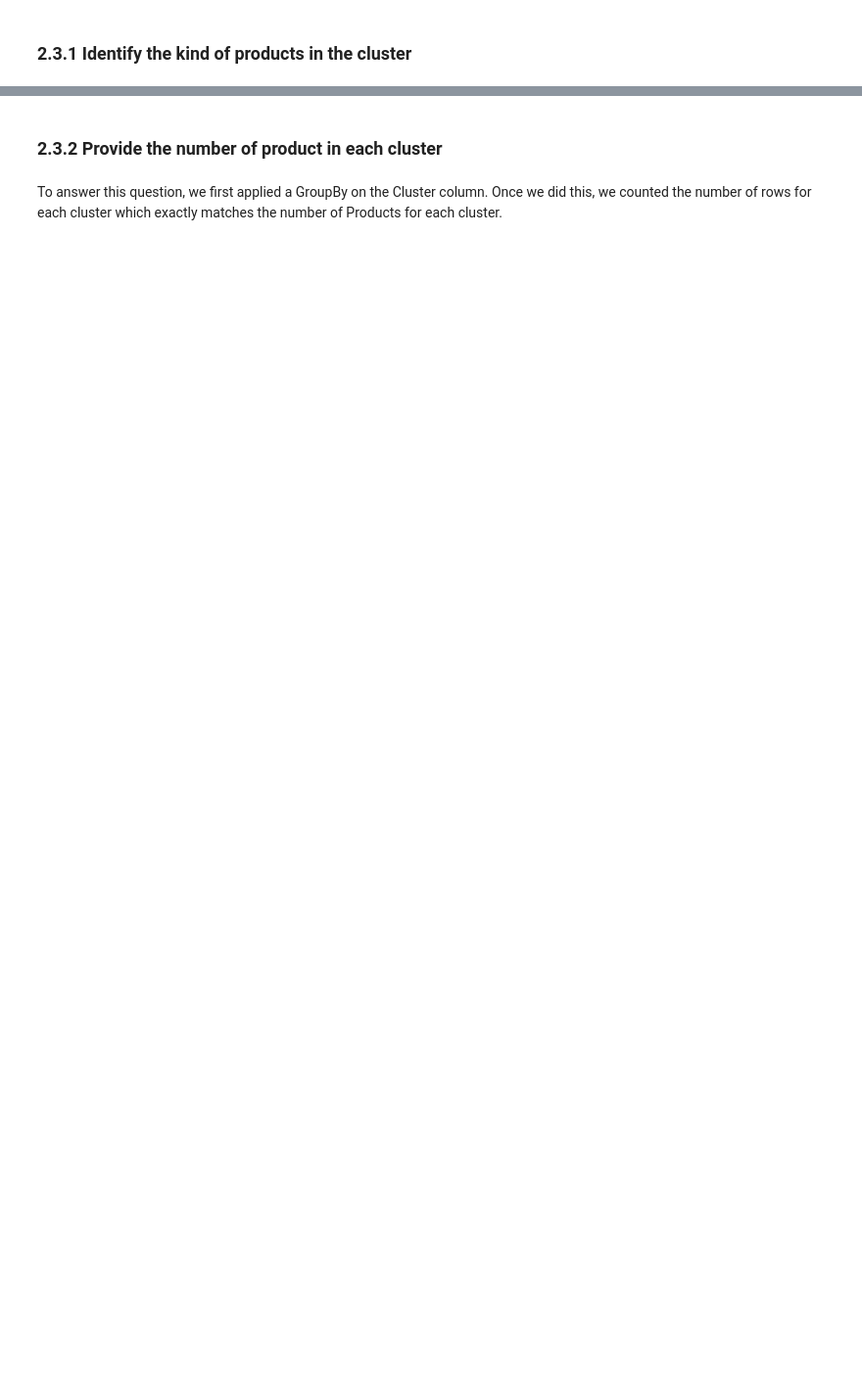
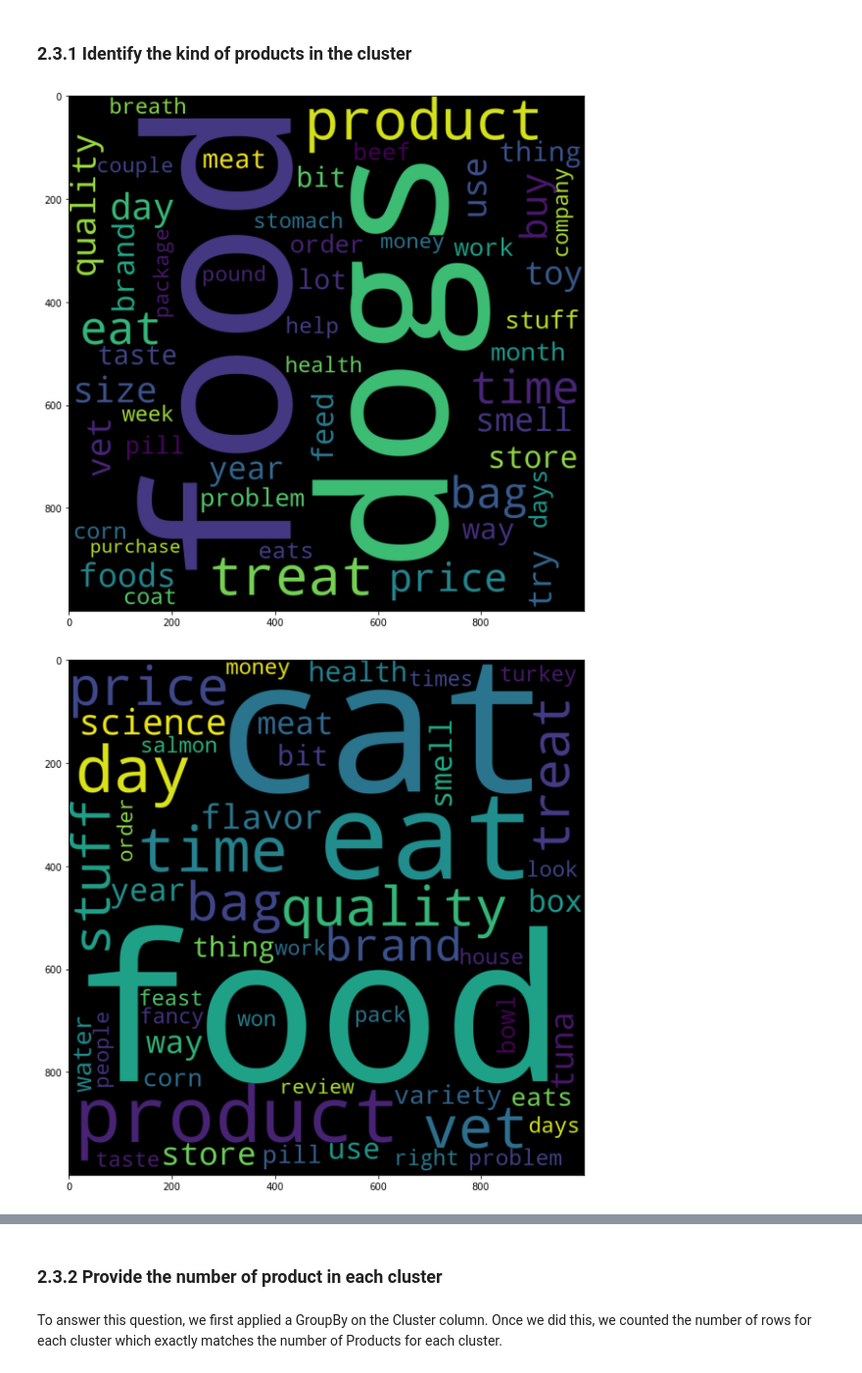
Before and after one commit to AntonioZappia/ADM-HM4, a Jupyter notebook: main.ipynb, the cells around one changed output, grey strips where cells are left out. Shown at 98% size. Cells and saved outputs as stored; diff of their text form; code cells hidden in the pictures; blank space fills up the shorter version.

```diff
--- a/main.ipynb
+++ b/main.ipynb
@@ -325,4 +414,4 @@ functions.complete_dataset(new_dataset)
 # %%
-complete_dataset = pd.read_csv("Complete_dataset.csv")
+complete_dataset = pd.read_csv("./data/Complete_dataset.csv")
 # %%
 complete_dataset.head()
@@ -329,2 +425,36 @@ complete_dataset.head()
 # %% [markdown]
 ### 2.3.1 Identify the kind of products in the cluster
+# %%
+from sklearn.feature_extraction.text import CountVectorizer
+from wordcloud import WordCloud
+def show_word_cloud(df):
+    wordlist = Words.words() #List of all word from nltk library
+    cluster_text = df.groupby('Cluster').agg({'Text': ' '.join}) #We take a groupby respect Cluster and unite the text for each cluster
+    for i in cluster_text.index:
+        txt = cluster_text.loc[i].Text
+
+        # Count the words in the text for each cluster
+        cv = CountVectorizer(min_df=0, stop_words="english", max_features=200)
+        counts = cv.fit_transform([txt]).toarray().ravel()
+        words = np.array(cv.get_feature_names())
+
+        # Filter the words: We take only words in wordlist and with tag equal to NN (Noun, common, singular) and NNS (Noun, common, plural)
+        tag = np.array(pos_tag(words))[:,1]
+        acceptable_word = [True if word in wordlist else False for word in words]
+        word_filter = np.logical_and(np.logical_or(tag == 'NN', tag == 'NNS'), acceptable_word)
+
+        # Find the top n_top most frequent words in the text
+        n_top = 50 #Set parameter)
+        top_word = np.array(words)[np.argsort(counts*word_filter)[-n_top:]].tolist() #The array contains the most famous words sorted by the value obtained with CountVectorizer for each word
+        top_count = counts[np.argsort(counts*word_filter)[-n_top:]].tolist() #For each top_word i put in this array the value from CountVectorizer
+        word_freq= dict(zip(top_word, top_count)) #Create a dictionary with key the top_word and value for each keys the top_count
+
+        # Plot the wordcloud
+        plt.figure(figsize=(10,10))
+        wc = WordCloud(width=1000,height=1000).generate_from_frequencies(word_freq)
+        plt.imshow(wc)
+# %%
+show_word_cloud(complete_dataset)
+# %% [output]
+[figure, added]
+[figure, added]
```
Also changed, not shown: parts of 46 cells of this notebook, 1 other file.
